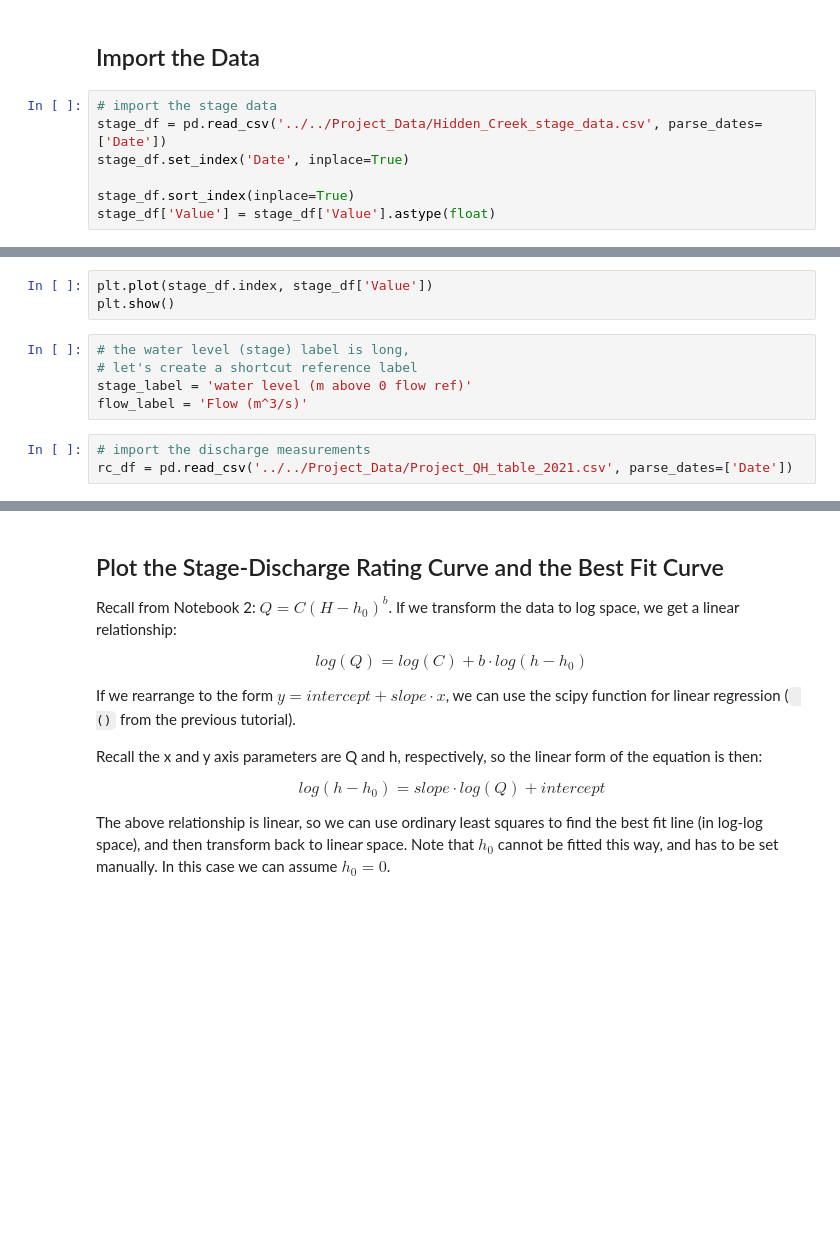
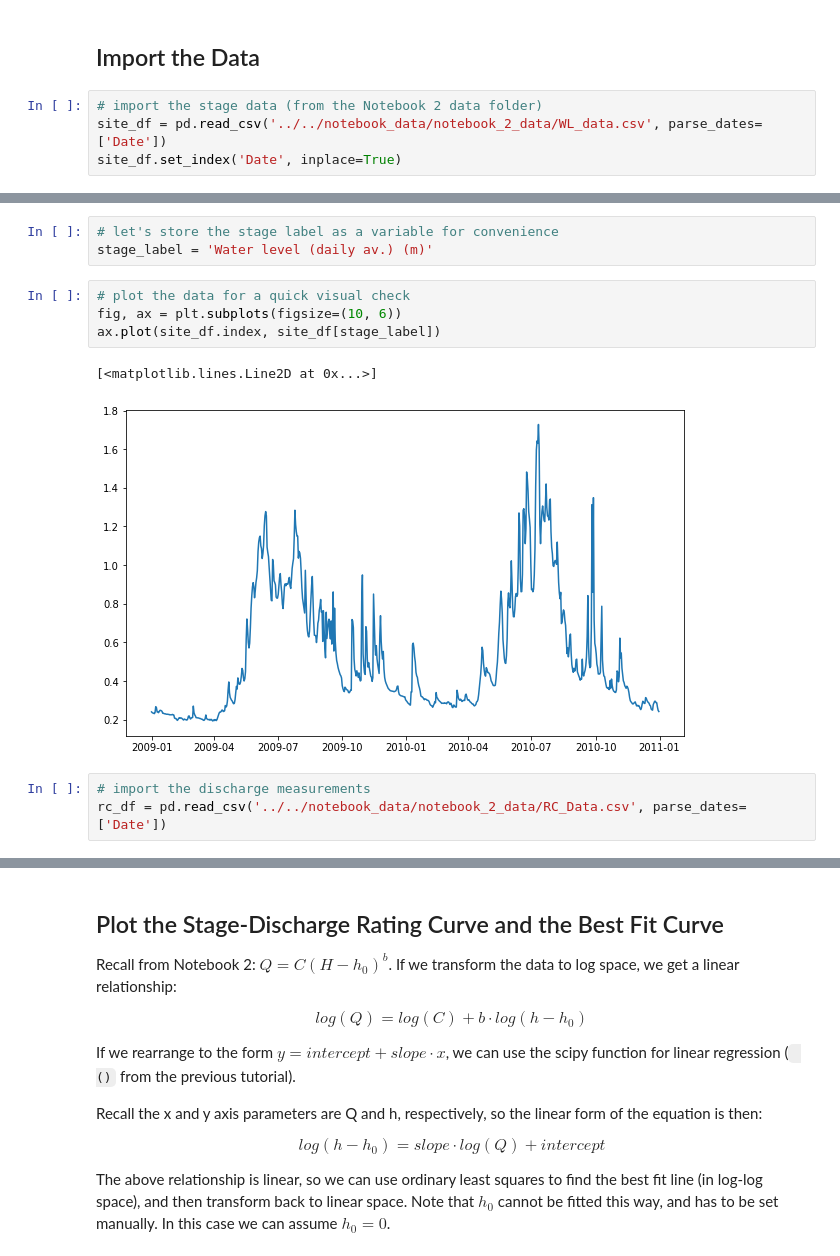
Before and after one commit to dankovacek/Engineering_Hydrology_Notebooks, a Jupyter notebook: _sources/notebooks/Notebook_3/Notebook_3.ipynb, the cells around one changed output, grey strips where cells are left out. Drawn from its saved outputs; the diff is of its cells as text; blank space fills up the shorter version.

```diff
--- a/_sources/notebooks/Notebook_3/Notebook_3.ipynb
+++ b/_sources/notebooks/Notebook_3/Notebook_3.ipynb
@@ -26,11 +22,8 @@ First, we'll set up our rating curve as we did in Notebook 2 and rebuild the dai
 # %% [markdown]
 ## Import the Data
 # %%
-# import the stage data
-stage_df = pd.read_csv('../../Project_Data/Hidden_Creek_stage_data.csv', parse_dates=['Date'])
-stage_df.set_index('Date', inplace=True)
-
-stage_df.sort_index(inplace=True)
-stage_df['Value'] = stage_df['Value'].astype(float)
+# import the stage data (from the Notebook 2 data folder)
+site_df = pd.read_csv('../../notebook_data/notebook_2_data/WL_data.csv', parse_dates=['Date'])
+site_df.set_index('Date', inplace=True)
 # %%
 # take a quick look at what we're dealing with
@@ -38,13 +39,15 @@ stage_df.head()
-# %%
-plt.plot(stage_df.index, stage_df['Value'])
-plt.show()
-# %%
-# the water level (stage) label is long,
-# let's create a shortcut reference label
-stage_label = 'water level (m above 0 flow ref)'
-flow_label = 'Flow (m^3/s)'
+# %%
+# let's store the stage label as a variable for convenience
+stage_label = 'Water level (daily av.) (m)'
+# %%
+# plot the data for a quick visual check
+fig, ax = plt.subplots(figsize=(10, 6))
+ax.plot(site_df.index, site_df[stage_label])
+# %% [output]
+[<matplotlib.lines.Line2D at 0x...>]
+[figure, added]
 # %%
 # import the discharge measurements
-rc_df = pd.read_csv('../../Project_Data/Project_QH_table_2021.csv', parse_dates=['Date'])
+rc_df = pd.read_csv('../../notebook_data/notebook_2_data/RC_Data.csv', parse_dates=['Date'])
 # %%
 # take a look at the discharge measurements
```
Also changed, not shown: parts of 68 cells of this notebook, 19 other files.
